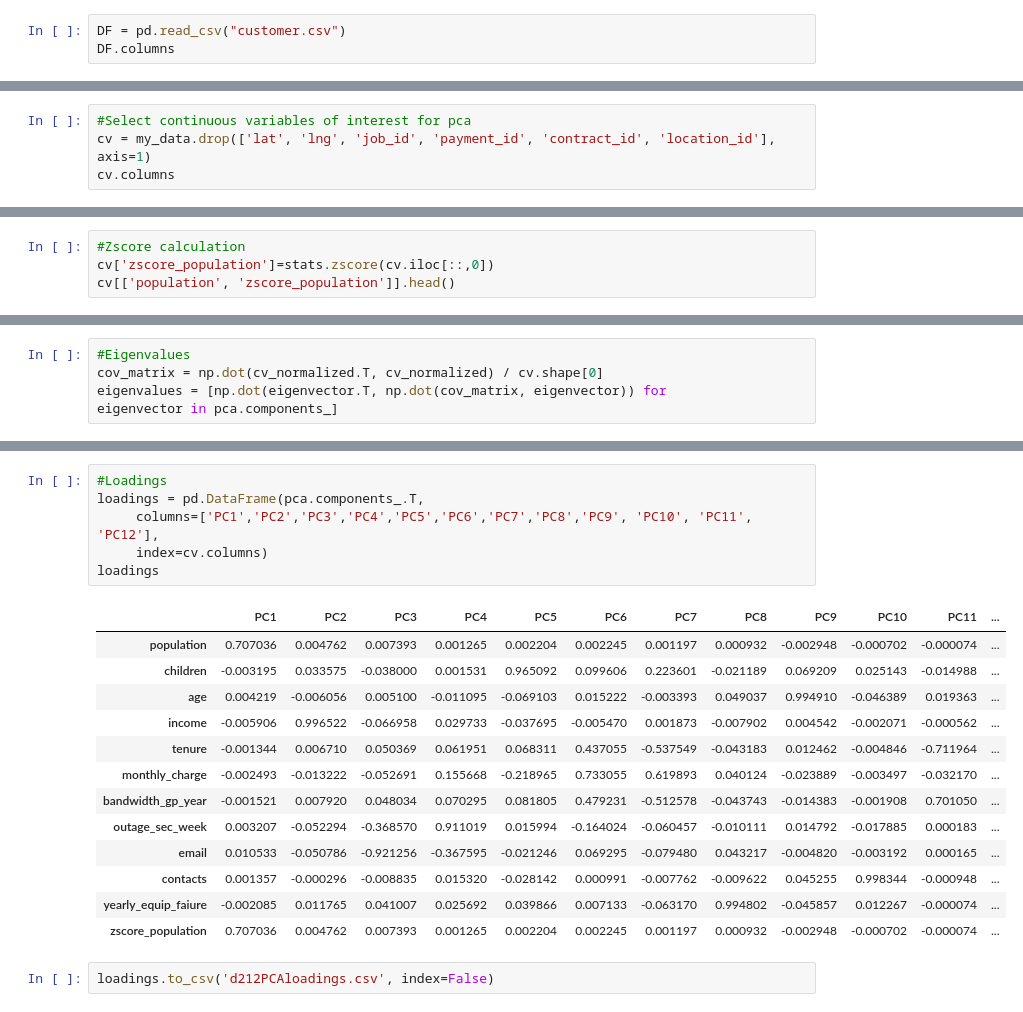
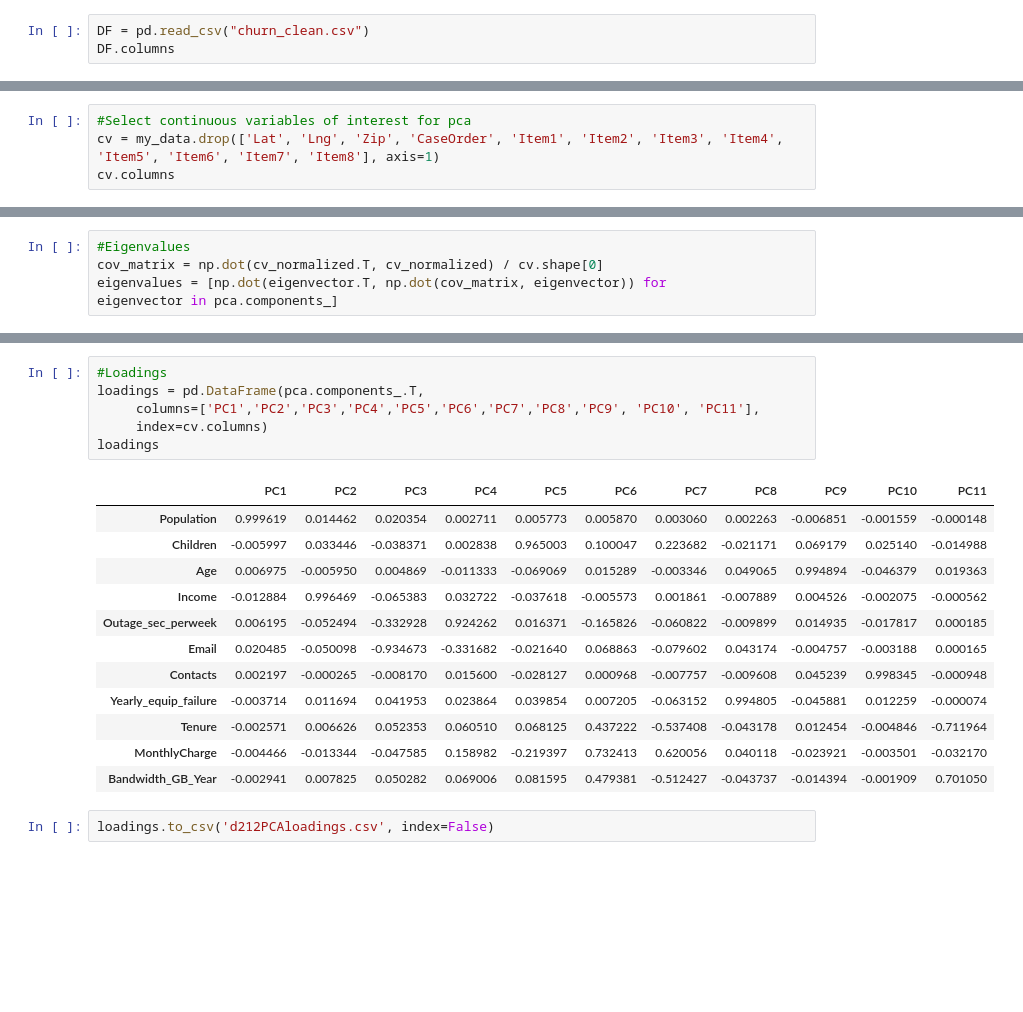
Before and after one commit to NicoleReiswig/Data-Mining-II, a Jupyter notebook: D212PCA.ipynb, the cells around one changed output, grey strips where cells are left out. Cells and saved outputs as stored; diff of their text form; blank space fills up the shorter version.

```diff
--- a/D212PCA.ipynb
+++ b/D212PCA.ipynb
@@ -19,6 +19,6 @@ from sklearn.preprocessing import RobustScaler
 import warnings
 warnings.filterwarnings('ignore')
 # %%
-DF = pd.read_csv("customer.csv")
+DF = pd.read_csv("churn_clean.csv")
 DF.columns
 # %% [output]
@@ -58,5 +63,5 @@ my_data.shape
 # %%
 #Select continuous variables of interest for pca
-cv = my_data.drop(['lat', 'lng', 'job_id', 'payment_id', 'contract_id', 'location_id'], axis=1)
+cv = my_data.drop(['Lat', 'Lng', 'Zip', 'CaseOrder', 'Item1', 'Item2', 'Item3', 'Item4', 'Item5', 'Item6', 'Item7', 'Item8'], axis=1)
 cv.columns
 # %% [output]
@@ -101,4 +105,0 @@ cv.head()
-# %%
-#Zscore calculation
-cv['zscore_population']=stats.zscore(cv.iloc[::,0])
-cv[['population', 'zscore_population']].head()
@@ -258,23 +252,22 @@ plt.show()
 # %%
 #Loadings
 loadings = pd.DataFrame(pca.components_.T,
-     columns=['PC1','PC2','PC3','PC4','PC5','PC6','PC7','PC8','PC9', 'PC10', 'PC11', 'PC12'],
+     columns=['PC1','PC2','PC3','PC4','PC5','PC6','PC7','PC8','PC9', 'PC10', 'PC11'],
      index=cv.columns)
 loadings
 # %% [output]
-|  | PC1 | PC2 | PC3 | PC4 | PC5 | PC6 | PC7 | PC8 | PC9 | PC10 | PC11 | ... |
-| population | 0.707036 | 0.004762 | 0.007393 | 0.001265 | 0.002204 | 0.002245 | 0.001197 | 0.000932 | -0.002948 | -0.000702 | -0.000074 | ... |
-| children | -0.003195 | 0.033575 | -0.038000 | 0.001531 | 0.965092 | 0.099606 | 0.223601 | -0.021189 | 0.069209 | 0.025143 | -0.014988 | ... |
-| age | 0.004219 | -0.006056 | 0.005100 | -0.011095 | -0.069103 | 0.015222 | -0.003393 | 0.049037 | 0.994910 | -0.046389 | 0.019363 | ... |
-| income | -0.005906 | 0.996522 | -0.066958 | 0.029733 | -0.037695 | -0.005470 | 0.001873 | -0.007902 | 0.004542 | -0.002071 | -0.000562 | ... |
-| tenure | -0.001344 | 0.006710 | 0.050369 | 0.061951 | 0.068311 | 0.437055 | -0.537549 | -0.043183 | 0.012462 | -0.004846 | -0.711964 | ... |
-| monthly_charge | -0.002493 | -0.013222 | -0.052691 | 0.155668 | -0.218965 | 0.733055 | 0.619893 | 0.040124 | -0.023889 | -0.003497 | -0.032170 | ... |
-| bandwidth_gp_year | -0.001521 | 0.007920 | 0.048034 | 0.070295 | 0.081805 | 0.479231 | -0.512578 | -0.043743 | -0.014383 | -0.001908 | 0.701050 | ... |
-| outage_sec_week | 0.003207 | -0.052294 | -0.368570 | 0.911019 | 0.015994 | -0.164024 | -0.060457 | -0.010111 | 0.014792 | -0.017885 | 0.000183 | ... |
-| email | 0.010533 | -0.050786 | -0.921256 | -0.367595 | -0.021246 | 0.069295 | -0.079480 | 0.043217 | -0.004820 | -0.003192 | 0.000165 | ... |
-| contacts | 0.001357 | -0.000296 | -0.008835 | 0.015320 | -0.028142 | 0.000991 | -0.007762 | -0.009622 | 0.045255 | 0.998344 | -0.000948 | ... |
-| yearly_equip_faiure | -0.002085 | 0.011765 | 0.041007 | 0.025692 | 0.039866 | 0.007133 | -0.063170 | 0.994802 | -0.045857 | 0.012267 | -0.000074 | ... |
-| zscore_population | 0.707036 | 0.004762 | 0.007393 | 0.001265 | 0.002204 | 0.002245 | 0.001197 | 0.000932 | -0.002948 | -0.000702 | -0.000074 | ... |
+|  | PC1 | PC2 | PC3 | PC4 | PC5 | PC6 | PC7 | PC8 | PC9 | PC10 | PC11 |
+| Population | 0.999619 | 0.014462 | 0.020354 | 0.002711 | 0.005773 | 0.005870 | 0.003060 | 0.002263 | -0.006851 | -0.001559 | -0.000148 |
+| Children | -0.005997 | 0.033446 | -0.038371 | 0.002838 | 0.965003 | 0.100047 | 0.223682 | -0.021171 | 0.069179 | 0.025140 | -0.014988 |
+| Age | 0.006975 | -0.005950 | 0.004869 | -0.011333 | -0.069069 | 0.015289 | -0.003346 | 0.049065 | 0.994894 | -0.046379 | 0.019363 |
+| Income | -0.012884 | 0.996469 | -0.065383 | 0.032722 | -0.037618 | -0.005573 | 0.001861 | -0.007889 | 0.004526 | -0.002075 | -0.000562 |
+| Outage_sec_perweek | 0.006195 | -0.052494 | -0.332928 | 0.924262 | 0.016371 | -0.165826 | -0.060822 | -0.009899 | 0.014935 | -0.017817 | 0.000185 |
+| Email | 0.020485 | -0.050098 | -0.934673 | -0.331682 | -0.021640 | 0.068863 | -0.079602 | 0.043174 | -0.004757 | -0.003188 | 0.000165 |
+| Contacts | 0.002197 | -0.000265 | -0.008170 | 0.015600 | -0.028127 | 0.000968 | -0.007757 | -0.009608 | 0.045239 | 0.998345 | -0.000948 |
+| Yearly_equip_failure | -0.003714 | 0.011694 | 0.041953 | 0.023864 | 0.039854 | 0.007205 | -0.063152 | 0.994805 | -0.045881 | 0.012259 | -0.000074 |
+| Tenure | -0.002571 | 0.006626 | 0.052353 | 0.060510 | 0.068125 | 0.437222 | -0.537408 | -0.043178 | 0.012454 | -0.004846 | -0.711964 |
+| MonthlyCharge | -0.004466 | -0.013344 | -0.047585 | 0.158982 | -0.219397 | 0.732413 | 0.620056 | 0.040118 | -0.023921 | -0.003501 | -0.032170 |
+| Bandwidth_GB_Year | -0.002941 | 0.007825 | 0.050282 | 0.069006 | 0.081595 | 0.479381 | -0.512427 | -0.043737 | -0.014394 | -0.001909 | 0.701050 |
 # %%
 loadings.to_csv('d212PCAloadings.csv', index=False)
 # %%
```
Also changed, not shown: parts of 19 cells of this notebook.
